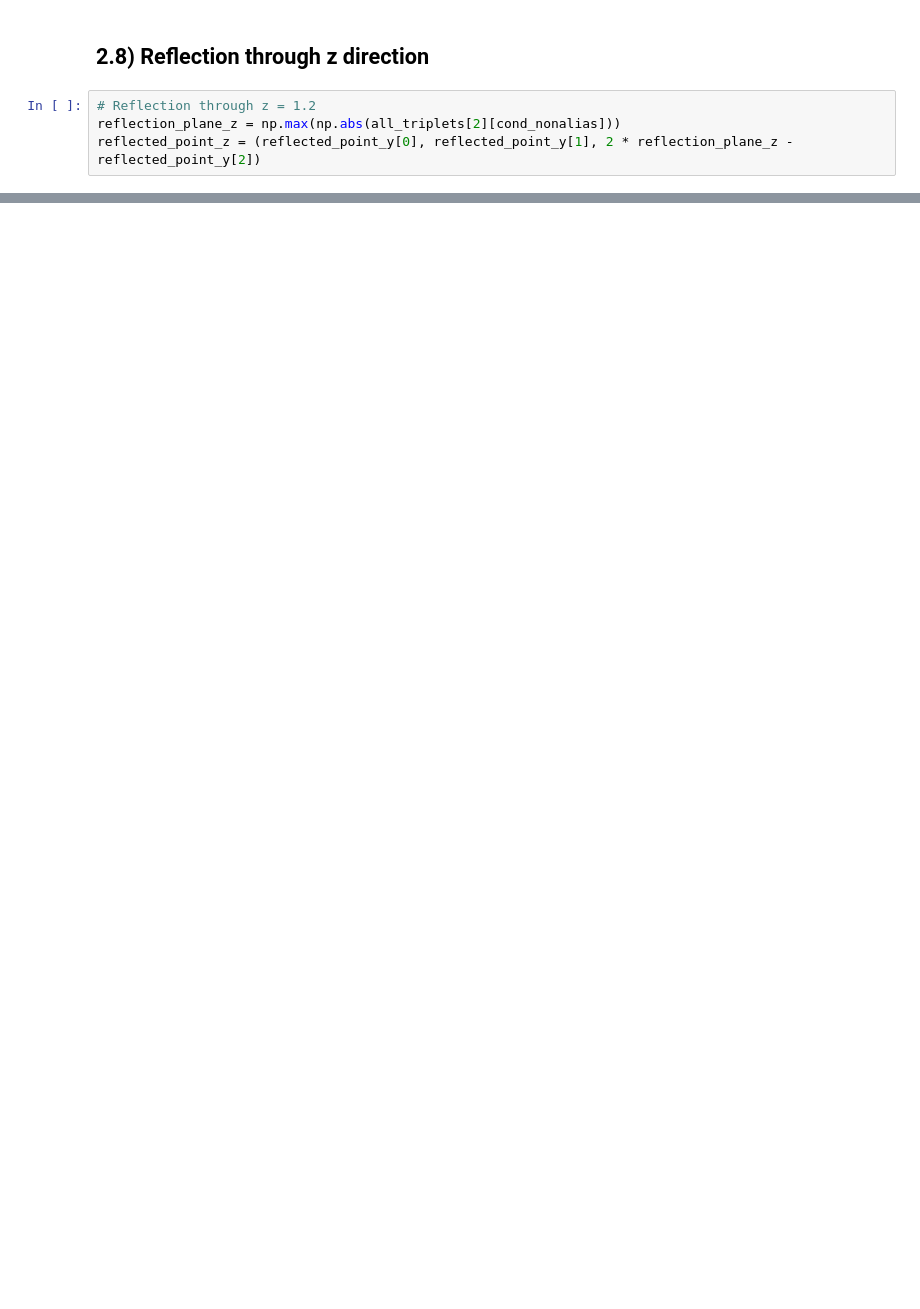
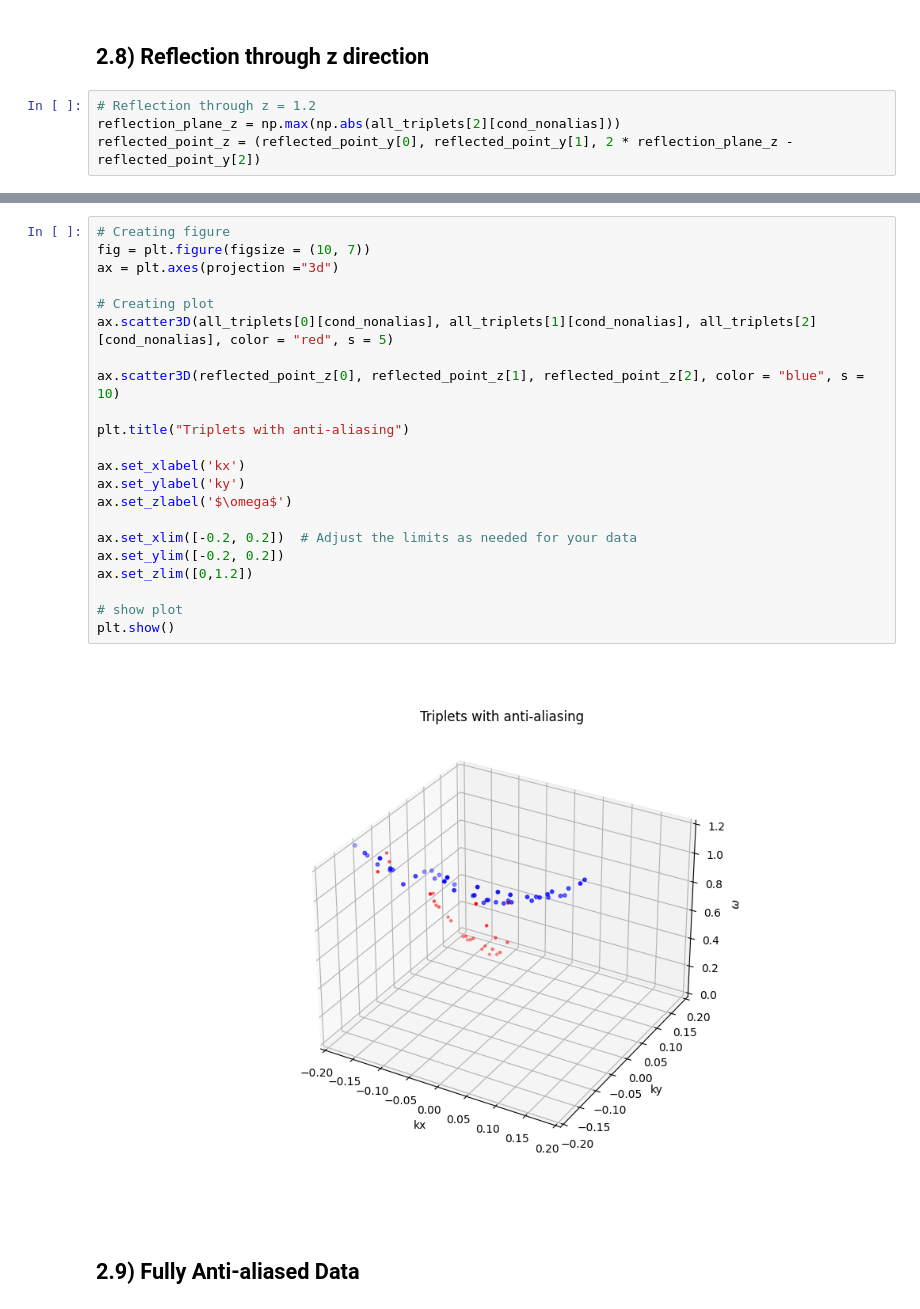
Before and after one commit to joeyanderson1/4th-Year-Thesis, a Jupyter notebook: Surface Interpolation Technique + Aliasing.ipynb, the cells around one changed output, grey strips where cells are left out. Cells and saved outputs as stored; diff of their text form; blank space fills up the shorter version.

```diff
--- a/Surface Interpolation Technique + Aliasing.ipynb
+++ b/Surface Interpolation Technique + Aliasing.ipynb
@@ -472,0 +328,26 @@ np.min(-ky_trip[cond_high_k])
+# %%
+# Creating figure
+fig = plt.figure(figsize = (10, 7))
+ax = plt.axes(projection ="3d")
+
+# Creating plot
+ax.scatter3D(all_triplets[0][cond_nonalias], all_triplets[1][cond_nonalias], all_triplets[2][cond_nonalias], color = "red", s = 5)
+
+ax.scatter3D(reflected_point_z[0], reflected_point_z[1], reflected_point_z[2], color = "blue", s = 10)
+
+plt.title("Triplets with anti-aliasing")
+
+ax.set_xlabel('kx')
+ax.set_ylabel('ky')
+ax.set_zlabel('$\omega$')
+
+ax.set_xlim([-0.2, 0.2])  # Adjust the limits as needed for your data
+ax.set_ylim([-0.2, 0.2])
+ax.set_zlim([0,1.2])
+
+# show plot
+plt.show()
+# %% [output]
+[figure, added]
+# %% [markdown]
+## 2.9) Fully Anti-aliased Data
```
Also changed, not shown: parts of 66 cells of this notebook.
